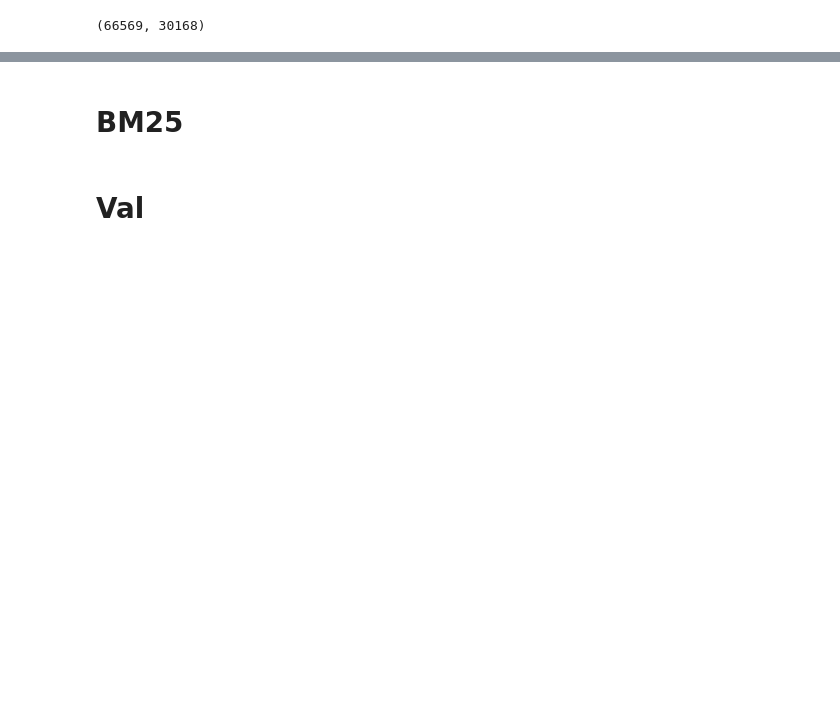
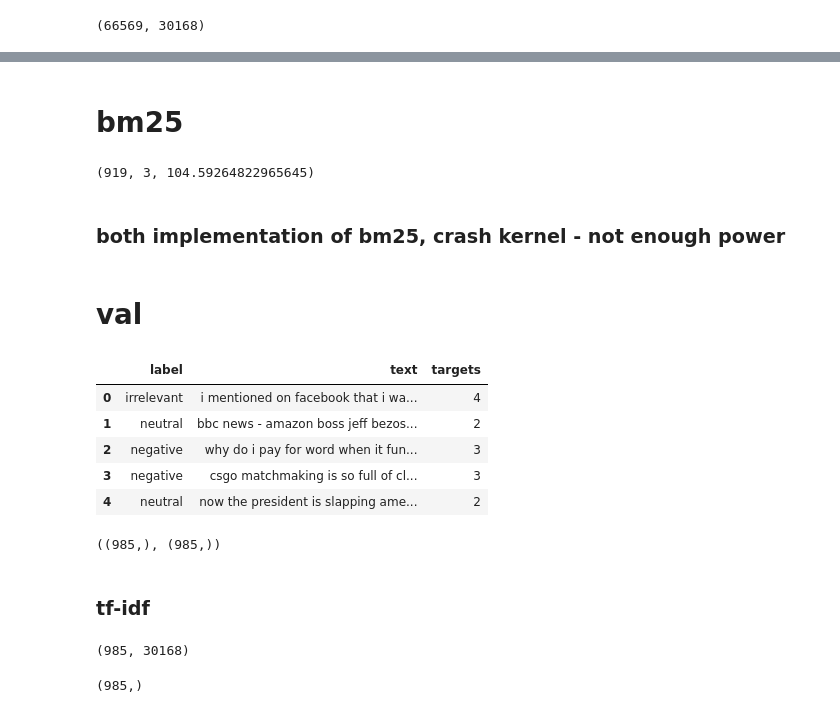
Before and after one commit to kibambe-0167/bm25-sa, a Jupyter notebook: app.ipynb, the cells around one changed output, grey strips where cells are left out. Drawn from its saved outputs; the diff is of its cells as text; code cells hidden in the pictures; blank space fills up the shorter version.

Commit message:
can't train with bm25, not enough power

```diff
--- a/app.ipynb
+++ b/app.ipynb
@@ -166,2 +206,11 @@ print(tfidf_matrix.toarray().shape)
 # %% [markdown]
-# BM25
+# bm25
+# %%
+mx = max( [ len(i) for i in data_text ] )
+mi = min( [ len(i) for i in data_text ] )
+avg = sum( [ len(i) for i in data_text ] ) / len(data_text)
+mx, mi, avg
+# %% [output]
+(919, 3, 104.59264822965645)
+# %% [markdown]
+### both implementation of bm25, crash kernel - not enough power
@@ -168,2 +223,31 @@ print(tfidf_matrix.toarray().shape)
 # %% [markdown]
-# Val
+# val
+# %%
+val = pd.read_csv("./data/val.csv")
+val.head()
+# %% [output]
+|  | label | text | targets |
+| 0 | irrelevant | i mentioned on facebook that i wa... | 4 |
+| 1 | neutral | bbc news - amazon boss jeff bezos... | 2 |
+| 2 | negative | why do i pay for word when it fun... | 3 |
+| 3 | negative | csgo matchmaking is so full of cl... | 3 |
+| 4 | neutral | now the president is slapping ame... | 2 |
+# %%
+val_x = val['text'].values
+val_y = val['targets'].values
+val_x.shape, val_y.shape
+# %% [output]
+((985,), (985,))
+# %% [markdown]
+### tf-idf
+# %%
+test_X = vectorizer.transform(val_x)
+test_X = test_X.toarray()
+test_X.shape
+# %% [output]
+(985, 30168)
+# %%
+y_pred = nb_tfidf.predict(test_X)
+y_pred.shape
+# %% [output]
+(985,)
```
Also changed, not shown: parts of 15 cells of this notebook, 6 other files.
